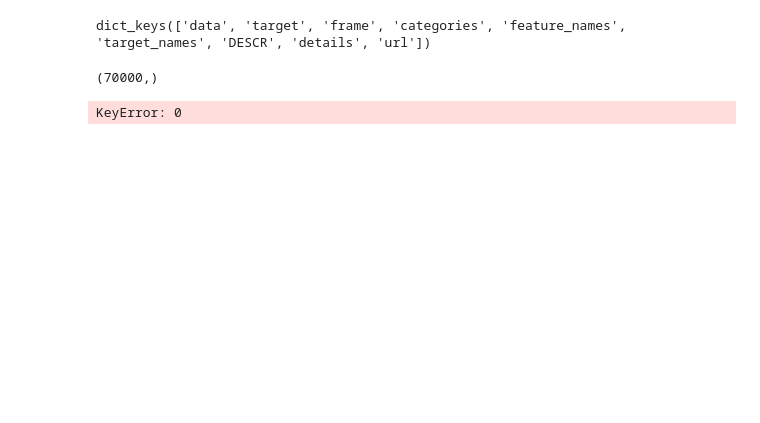
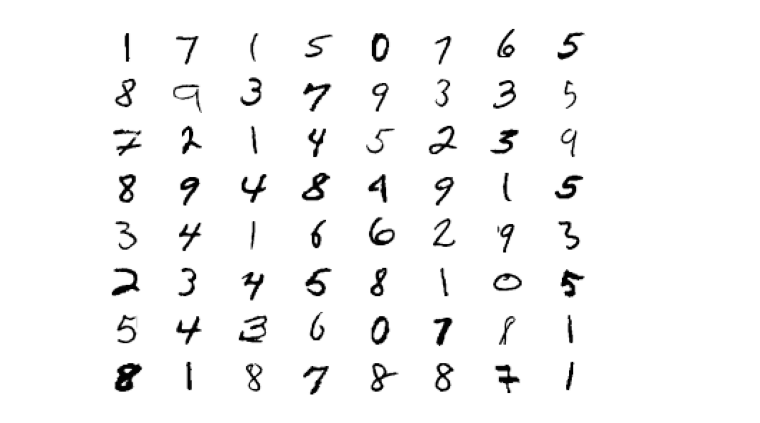
Before and after one commit to jelenajevremovic/MNIST---neural-networks, a Jupyter notebook: MNIST.ipynb, the cells around one changed output. Cells and saved outputs as stored; diff of their text form; code cells hidden in the pictures; blank space fills up the shorter version.

```diff
--- a/MNIST.ipynb
+++ b/MNIST.ipynb
@@ -1,24 +0,0 @@
-# %%
-from sklearn.datasets import fetch_openml
-mnist = fetch_openml(name = 'mnist_784', version =1)
-mnist.keys()
-# %% [output]
-dict_keys(['data', 'target', 'frame', 'categories', 'feature_names', 'target_names', 'DESCR', 'details', 'url'])
-# %%
-X, y = mnist["data"], mnist["target"]
-X.shape
-y.shape
-# %% [output]
-(70000,)
-# %%
-import matplotlib as mpl
-import matplotlib.pyplot as plt
-
-some_digit = X[0]
-some_digit_image = some_digit.reshape(28,28)
-
-plt.imshow(some_digit_image, cmp = "binary")
-plt.axis("off")
-plt.show()
-# %% [output]
-KeyError: 0
@@ -26,0 +11,15 @@ y[0]
+# %%
+# Import the mnist data by using load_data method.
+# It should return four arguments:
+# training set and its label, AND, testing set and its label
+(X_train, y_train), (X_test, y_test) = mnist.load_data()
+# %%
+# Ploting some images
+for i in range(64):
+    ax = plt.subplot(8, 8, i+1)
+    ax.axis('off')
+    plt.imshow(X_train[randint(0, X_train.shape[0])], cmap = 'Greys')
+
+plt.show()
+# %% [output]
+[figure, added]
```
Also changed, not shown: parts of 42 cells of this notebook.
